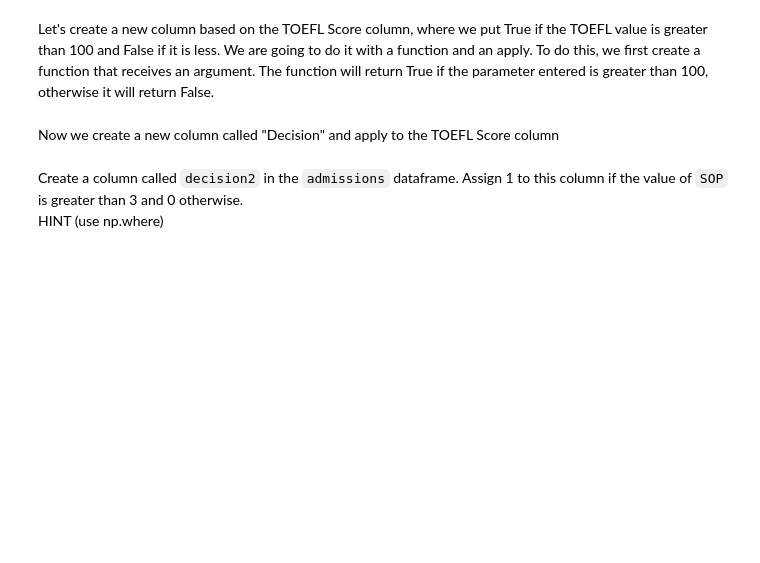
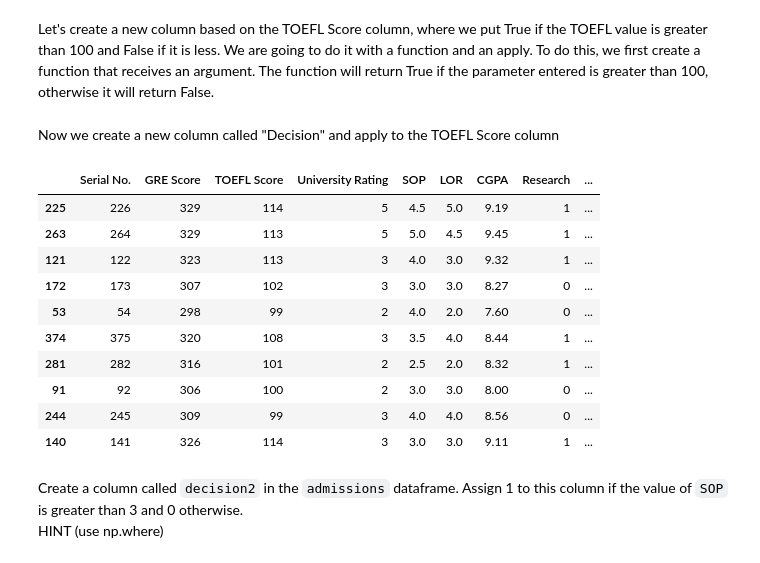
Before and after one commit to Ironhack-Data-Madrid-Marzo-2021/lab-pandas, a Jupyter notebook: your-code/pandas_1.ipynb, the cells around one changed output. Saved outputs shown, nothing was run; the diff lists cells and outputs as text; code cells hidden in the pictures; blank space fills up the shorter version.

```diff
--- a/your-code/pandas_1.ipynb
+++ b/your-code/pandas_1.ipynb
@@ -183,8 +208,26 @@ Turns out that `GRE Score` and `CGPA` also uniquely identify the data. Show this
 # %% [markdown]
 Let's create a new column based on the TOEFL Score column, where we put True if the TOEFL value is greater than 100 and False if it is less. We are going to do it with a function and an apply.
 To do this, we first create a function that receives an argument. The function will return True if the parameter entered is greater than 100, otherwise it will return False.
+# %%
+def evaluate_with_cutpoint(x):
+    return x > 100
 # %% [markdown]
 Now we create a new column called "Decision" and apply to the TOEFL Score column
+# %%
+admissions["Decision"] = admissions["TOEFL Score"].apply(evaluate_with_cutpoint)
+admissions.sample(10)
+# %% [output]
+|  | Serial No. | GRE Score | TOEFL Score | University Rating | SOP | LOR | CGPA | Research | ... |
+| 225 | 226 | 329 | 114 | 5 | 4.5 | 5.0 | 9.19 | 1 | ... |
+| 263 | 264 | 329 | 113 | 5 | 5.0 | 4.5 | 9.45 | 1 | ... |
+| 121 | 122 | 323 | 113 | 3 | 4.0 | 3.0 | 9.32 | 1 | ... |
+| 172 | 173 | 307 | 102 | 3 | 3.0 | 3.0 | 8.27 | 0 | ... |
+| 53 | 54 | 298 | 99 | 2 | 4.0 | 2.0 | 7.60 | 0 | ... |
+| 374 | 375 | 320 | 108 | 3 | 3.5 | 4.0 | 8.44 | 1 | ... |
+| 281 | 282 | 316 | 101 | 2 | 2.5 | 2.0 | 8.32 | 1 | ... |
+| 91 | 92 | 306 | 100 | 2 | 3.0 | 3.0 | 8.00 | 0 | ... |
+| 244 | 245 | 309 | 99 | 3 | 4.0 | 4.0 | 8.56 | 0 | ... |
+| 140 | 141 | 326 | 114 | 3 | 3.0 | 3.0 | 9.11 | 1 | ... |
 # %% [markdown]
 Create a column called `decision2` in the `admissions` dataframe. Assign 1 to this column if the value of `SOP` is greater than 3 and 0 otherwise.
 HINT (use np.where)
```
Also changed, not shown: parts of 9 cells of this notebook.
